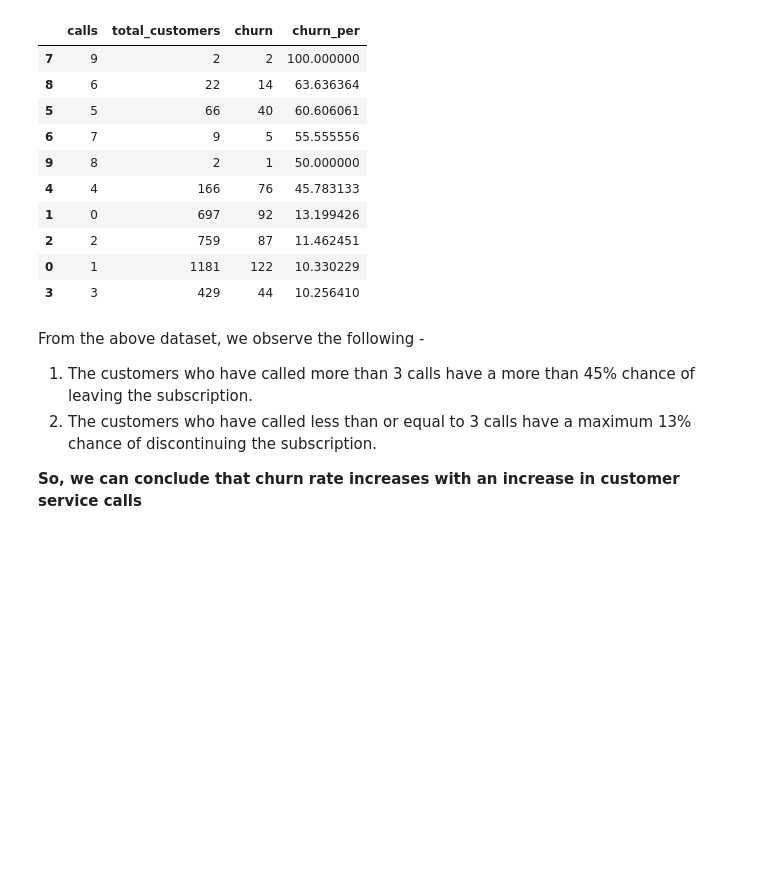
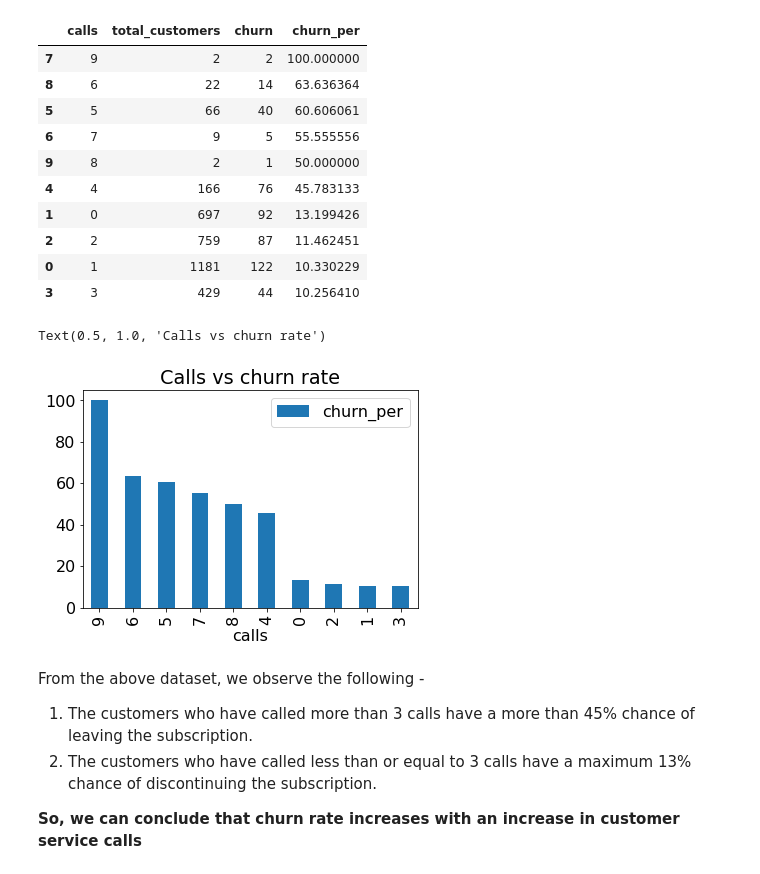
Before and after one commit to nayan136/Capstone-Project---Telecom-Churn-Analysis, a Jupyter notebook: Telecom_Churn_Analysis_New_Capstone_Project.ipynb, the cells around one changed output. Drawn from its saved outputs; the diff is of its cells as text; code cells hidden in the pictures; blank space fills up the shorter version.

```diff
--- a/Telecom_Churn_Analysis_New_Capstone_Project.ipynb
+++ b/Telecom_Churn_Analysis_New_Capstone_Project.ipynb
@@ -224,7 +226,8 @@ def customer_service(row):
 new_df.apply(lambda x:customer_service(x), axis=1 )
 df_service_calls = pd.DataFrame(dict_service_calls.values())
 df_service_calls['churn_per'] = df_service_calls['churn']/(df_service_calls['total_customers'])*100
-df_service_calls.sort_values('churn_per', ascending=False)
+df_service_calls.sort_values('churn_per', ascending=False,inplace=True)
+df_service_calls
 # %% [output]
 |  | calls | total_customers | churn | churn_per |
 | 7 | 9 | 2 | 2 | 100.000000 |
@@ -237,6 +240,12 @@ df_service_calls.sort_values('churn_per', ascending=False)
 | 2 | 2 | 759 | 87 | 11.462451 |
 | 0 | 1 | 1181 | 122 | 10.330229 |
 | 3 | 3 | 429 | 44 | 10.256410 |
+# %%
+df_service_calls.plot(x='calls',y='churn_per', kind='bar')
+plt.title('Calls vs churn rate')
+# %% [output]
+Text(0.5, 1.0, 'Calls vs churn rate')
+[figure, added]
 # %% [markdown]
 From the above dataset, we observe the following -
 
```
Also changed, not shown: parts of 8 cells of this notebook.
